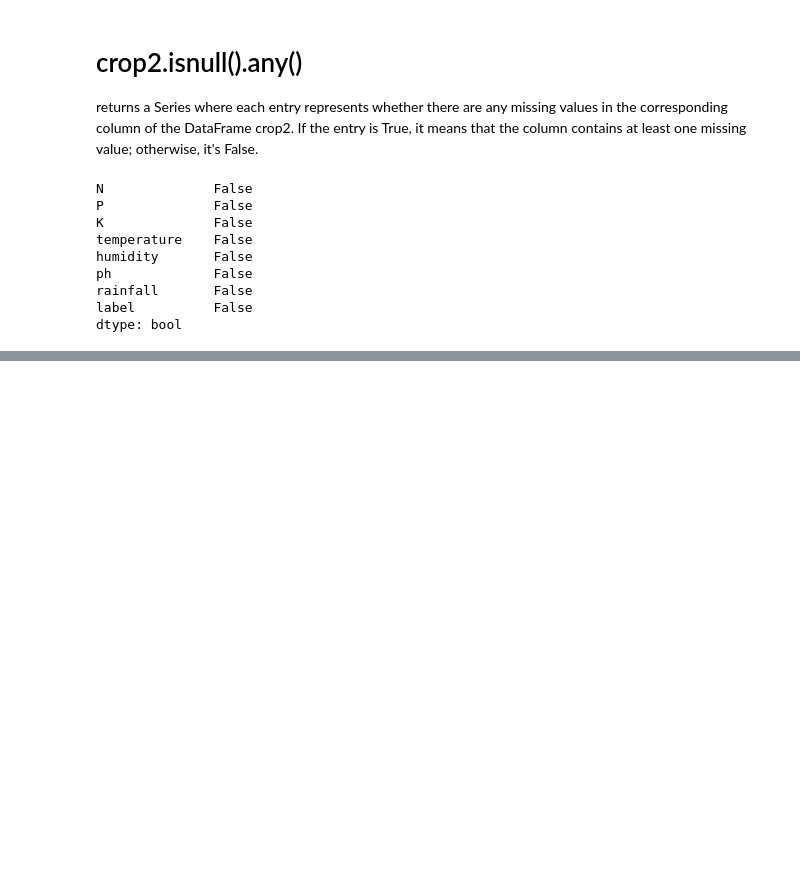
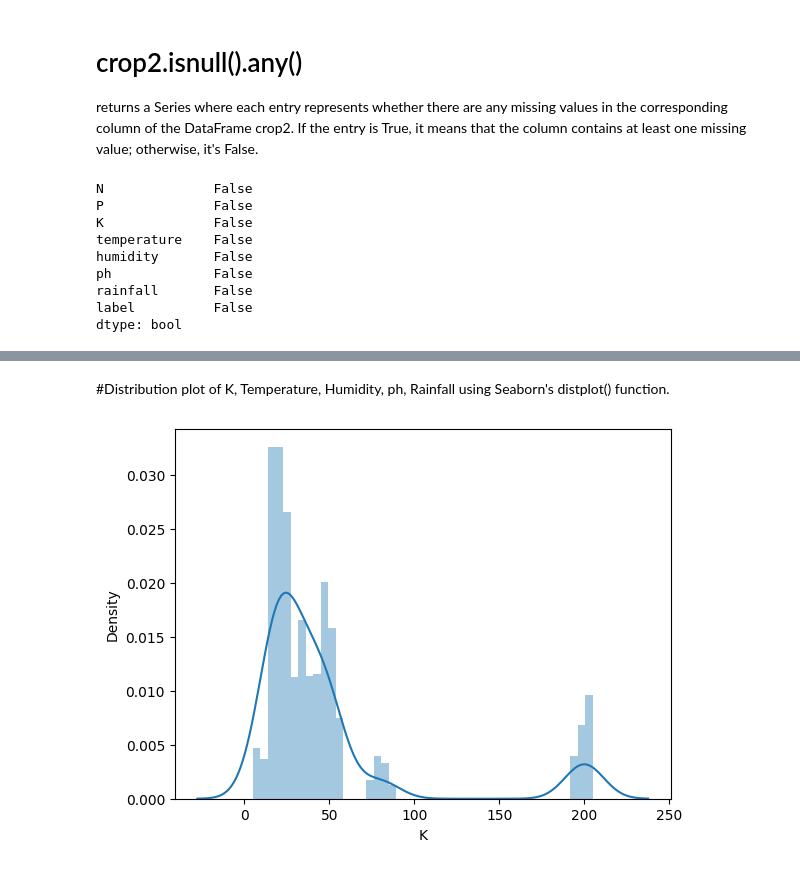
Before and after one commit to csubham2370/Crop-Classification-With-Recommendation-System-.ipynb-, a Jupyter notebook: Major_Project.ipynb, the cells around one changed output, grey strips where cells are left out. Saved outputs shown, nothing was run; the diff lists cells and outputs as text; code cells hidden in the pictures; blank space fills up the shorter version.

```diff
--- a/Major_Project.ipynb
+++ b/Major_Project.ipynb
@@ -172,0 +254,7 @@ dtype: bool
+# %% [markdown]
+#Distribution plot of K, Temperature, Humidity, ph, Rainfall using Seaborn's distplot() function.
+# %%
+sns.distplot(crop2['K'])
+plt.show()
+# %% [output]
+[figure, added]
```
Also changed, not shown: parts of 21 cells of this notebook.
